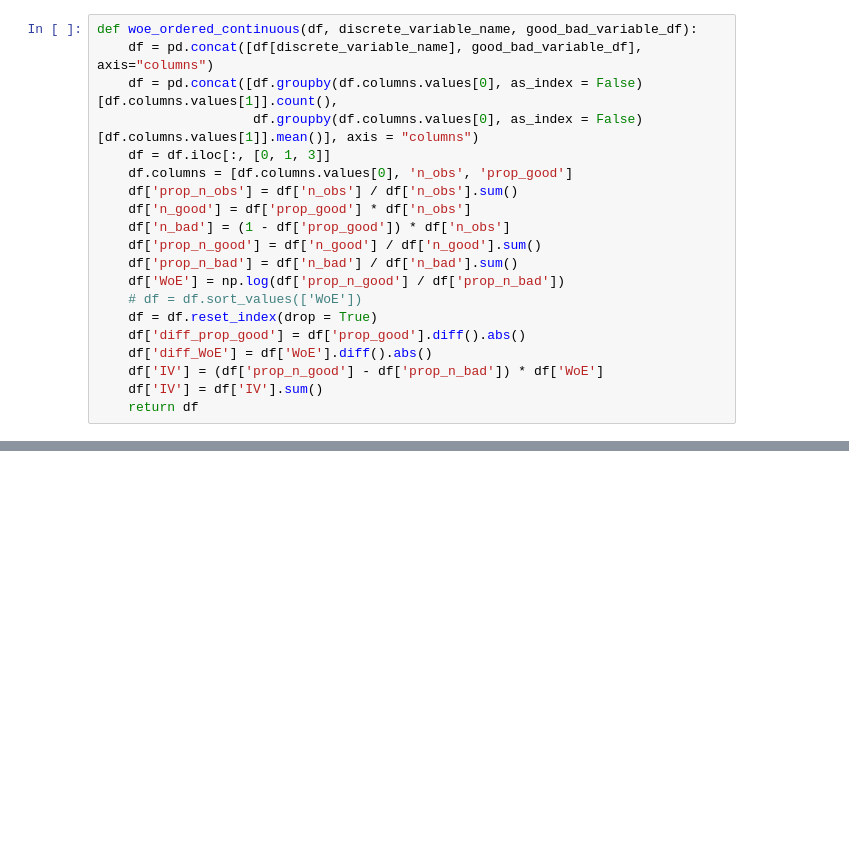
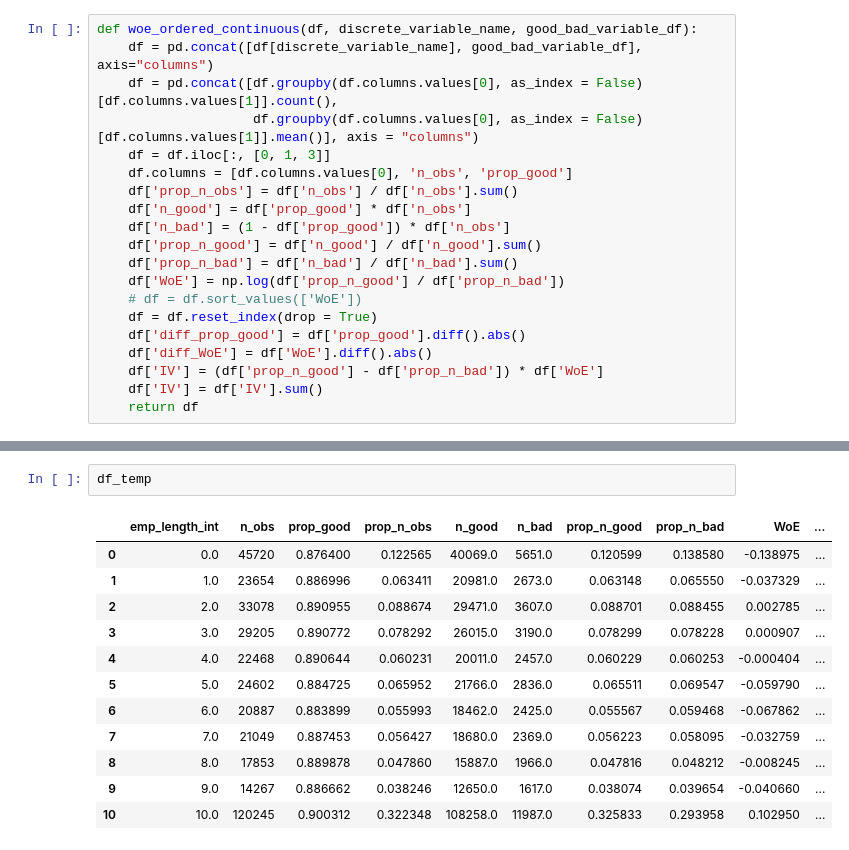
Before and after one commit to pbdanny/PythonProject, a Jupyter notebook: credit_risk_modeling/notebook/CreditRiskModeling_Preparation_4.ipynb, the cells around one changed output, grey strips where cells are left out. Saved outputs shown, nothing was run; the diff lists cells and outputs as text; blank space fills up the shorter version.

```diff
--- a/credit_risk_modeling/notebook/CreditRiskModeling_Preparation_4.ipynb
+++ b/credit_risk_modeling/notebook/CreditRiskModeling_Preparation_4.ipynb
@@ -661,0 +683,15 @@ def woe_ordered_continuous(df, discrete_variable_name, good_bad_variable_df):
+# %%
+df_temp
+# %% [output]
+|  | emp_length_int | n_obs | prop_good | prop_n_obs | n_good | n_bad | prop_n_good | prop_n_bad | WoE | ... |
+| 0 | 0.0 | 45720 | 0.876400 | 0.122565 | 40069.0 | 5651.0 | 0.120599 | 0.138580 | -0.138975 | ... |
+| 1 | 1.0 | 23654 | 0.886996 | 0.063411 | 20981.0 | 2673.0 | 0.063148 | 0.065550 | -0.037329 | ... |
+| 2 | 2.0 | 33078 | 0.890955 | 0.088674 | 29471.0 | 3607.0 | 0.088701 | 0.088455 | 0.002785 | ... |
+| 3 | 3.0 | 29205 | 0.890772 | 0.078292 | 26015.0 | 3190.0 | 0.078299 | 0.078228 | 0.000907 | ... |
+| 4 | 4.0 | 22468 | 0.890644 | 0.060231 | 20011.0 | 2457.0 | 0.060229 | 0.060253 | -0.000404 | ... |
+| 5 | 5.0 | 24602 | 0.884725 | 0.065952 | 21766.0 | 2836.0 | 0.065511 | 0.069547 | -0.059790 | ... |
+| 6 | 6.0 | 20887 | 0.883899 | 0.055993 | 18462.0 | 2425.0 | 0.055567 | 0.059468 | -0.067862 | ... |
+| 7 | 7.0 | 21049 | 0.887453 | 0.056427 | 18680.0 | 2369.0 | 0.056223 | 0.058095 | -0.032759 | ... |
+| 8 | 8.0 | 17853 | 0.889878 | 0.047860 | 15887.0 | 1966.0 | 0.047816 | 0.048212 | -0.008245 | ... |
+| 9 | 9.0 | 14267 | 0.886662 | 0.038246 | 12650.0 | 1617.0 | 0.038074 | 0.039654 | -0.040660 | ... |
+| 10 | 10.0 | 120245 | 0.900312 | 0.322348 | 108258.0 | 11987.0 | 0.325833 | 0.293958 | 0.102950 | ... |
```
Also changed, not shown: parts of 10 cells of this notebook.
